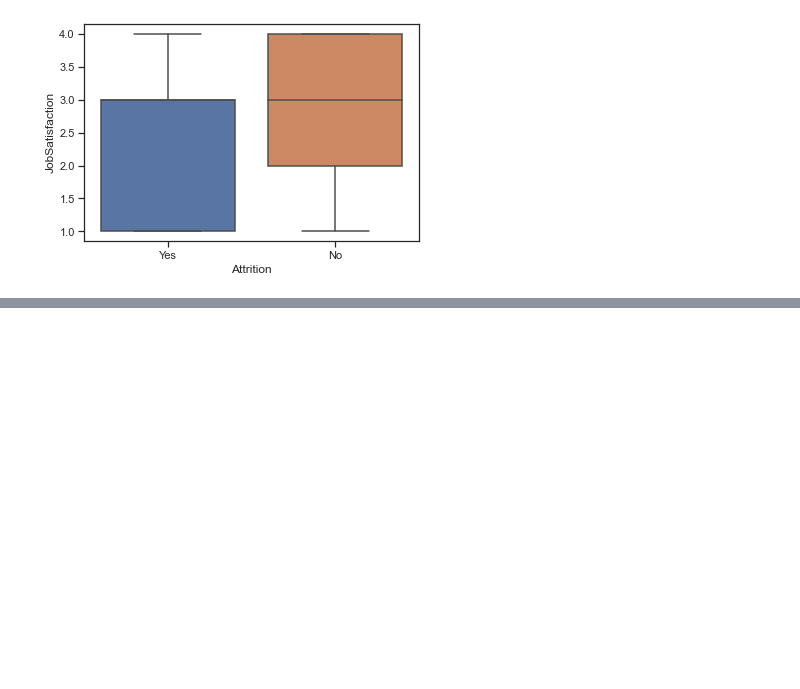
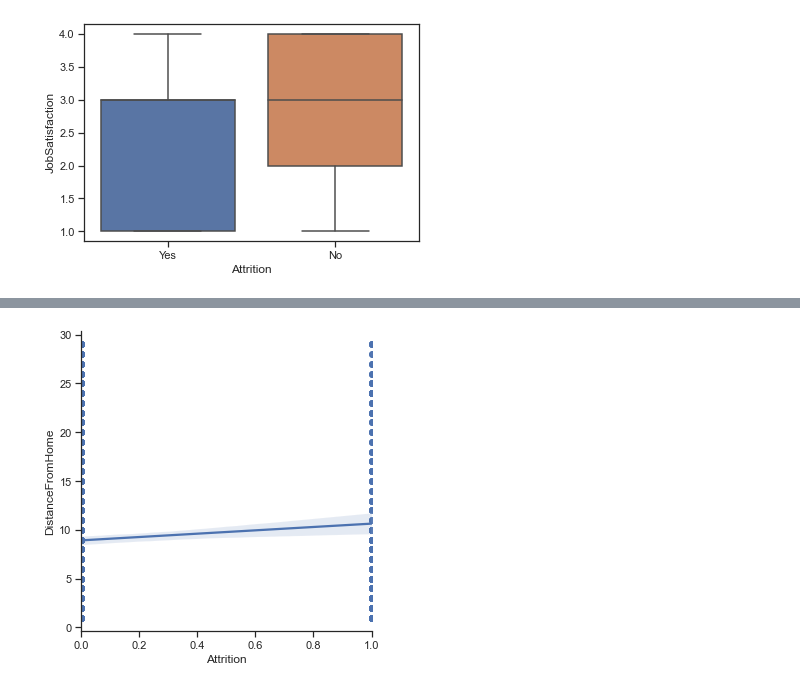
Before and after one commit to vuitor/python_m2, a Jupyter notebook: python_m2.ipynb, the cells around one changed output, grey strips where cells are left out. Drawn from its saved outputs; the diff is of its cells as text; code cells hidden in the pictures; blank space fills up the shorter version.

```diff
--- a/python_m2.ipynb
+++ b/python_m2.ipynb
@@ -162,0 +201,7 @@ graphEx3 = sns.boxplot(x="Attrition", y="JobSatisfaction", data=ex3)
+# %%
+ex5 = pd.read_csv('data/IBM_HR_ATTRITION.csv')
+
+ex5['Temp'] = ex5['Attrition'].map({'Yes': 1, 'No': 0})
+ex5.drop(columns=['Attrition'])
+ex5['Attrition'] = ex5['Temp']
+ex5.drop(columns=['Temp'])
@@ -162,0 +222,4 @@ graphEx3 = sns.boxplot(x="Attrition", y="JobSatisfaction", data=ex3)
+# %%
+g = sns.lmplot(x="Attrition", y="DistanceFromHome", data=ex5)
+# %% [output]
+[figure, added]
```
Also changed, not shown: parts of 16 cells of this notebook.
